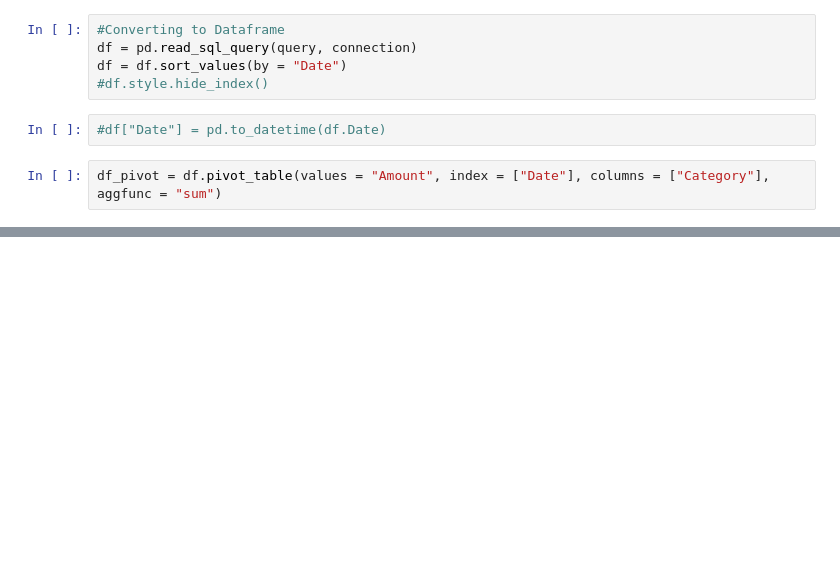
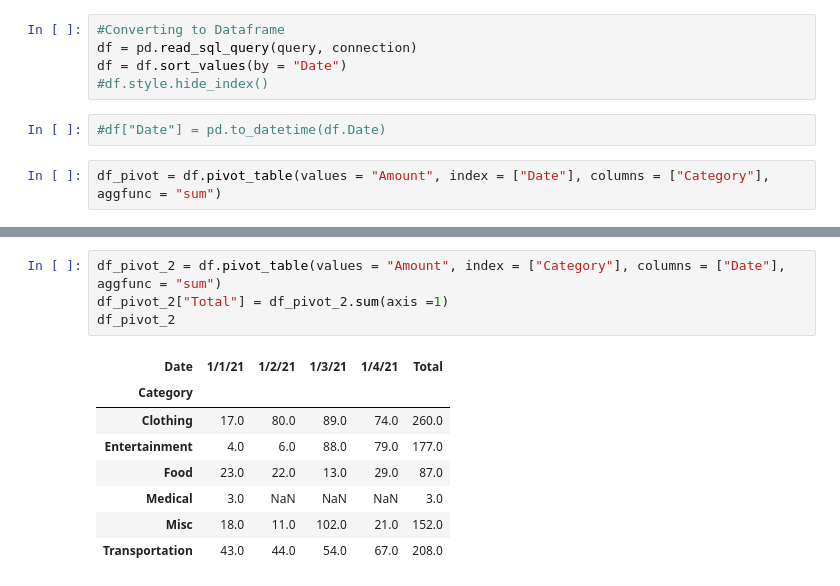
Before and after one commit to yolojo/ExpenseTracker1.0, a Jupyter notebook: Expense_Analyze.ipynb, the cells around one changed output, grey strips where cells are left out. Cells and saved outputs as stored; diff of their text form; blank space fills up the shorter version.

```diff
--- a/Expense_Analyze.ipynb
+++ b/Expense_Analyze.ipynb
@@ -30,0 +31,13 @@ df_pivot.plot(kind = "bar", xlabel="Date", ylabel="Amount Spent", title="Expense
+# %%
+df_pivot_2 = df.pivot_table(values = "Amount", index = ["Category"], columns = ["Date"], aggfunc = "sum")
+df_pivot_2["Total"] = df_pivot_2.sum(axis =1)
+df_pivot_2
+# %% [output]
+| Date | 1/1/21 | 1/2/21 | 1/3/21 | 1/4/21 | Total |
+| Category |  |  |  |  |  |
+| Clothing | 17.0 | 80.0 | 89.0 | 74.0 | 260.0 |
+| Entertainment | 4.0 | 6.0 | 88.0 | 79.0 | 177.0 |
+| Food | 23.0 | 22.0 | 13.0 | 29.0 | 87.0 |
+| Medical | 3.0 | NaN | NaN | NaN | 3.0 |
+| Misc | 18.0 | 11.0 | 102.0 | 21.0 | 152.0 |
+| Transportation | 43.0 | 44.0 | 54.0 | 67.0 | 208.0 |
```
Also changed, not shown: parts of 3 cells of this notebook.
